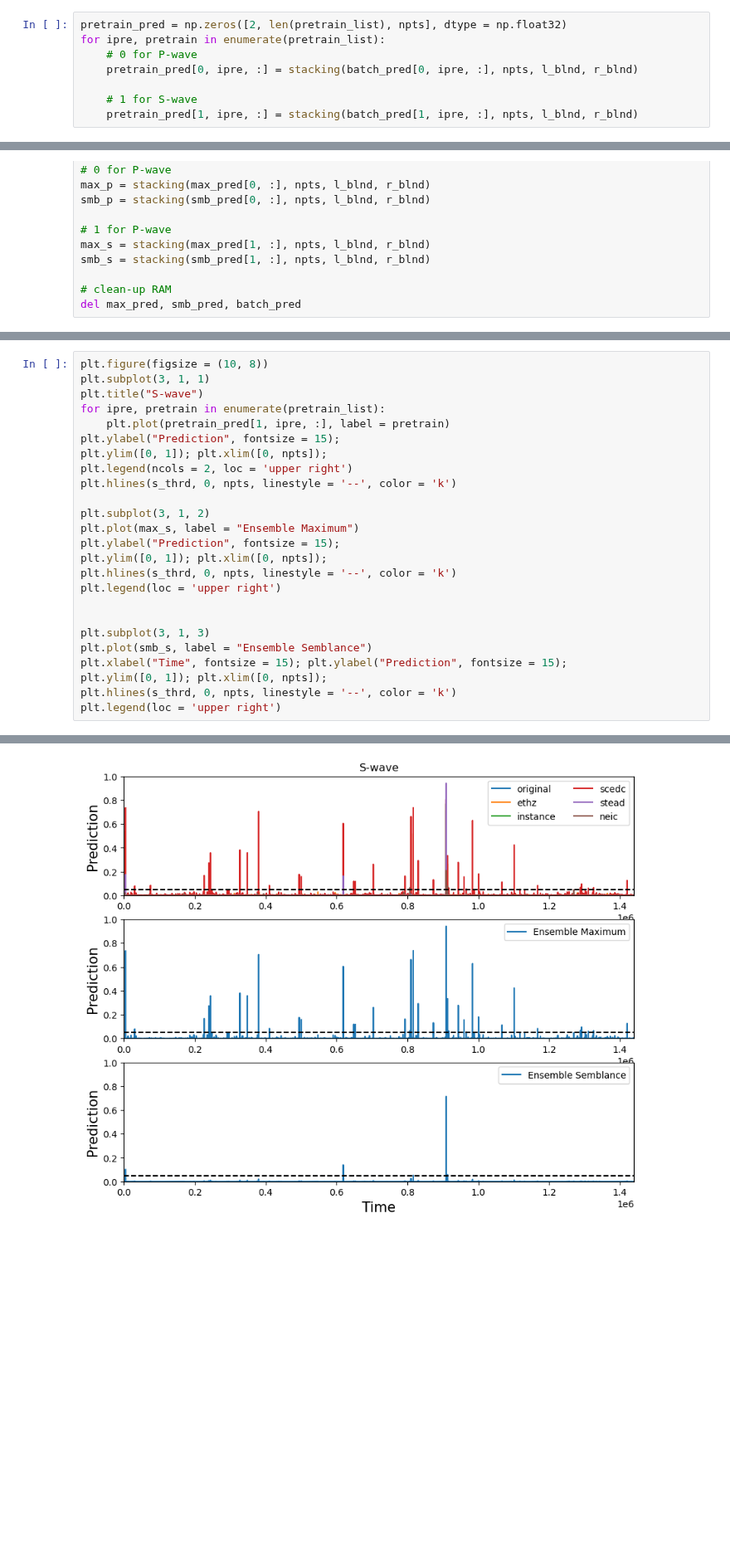
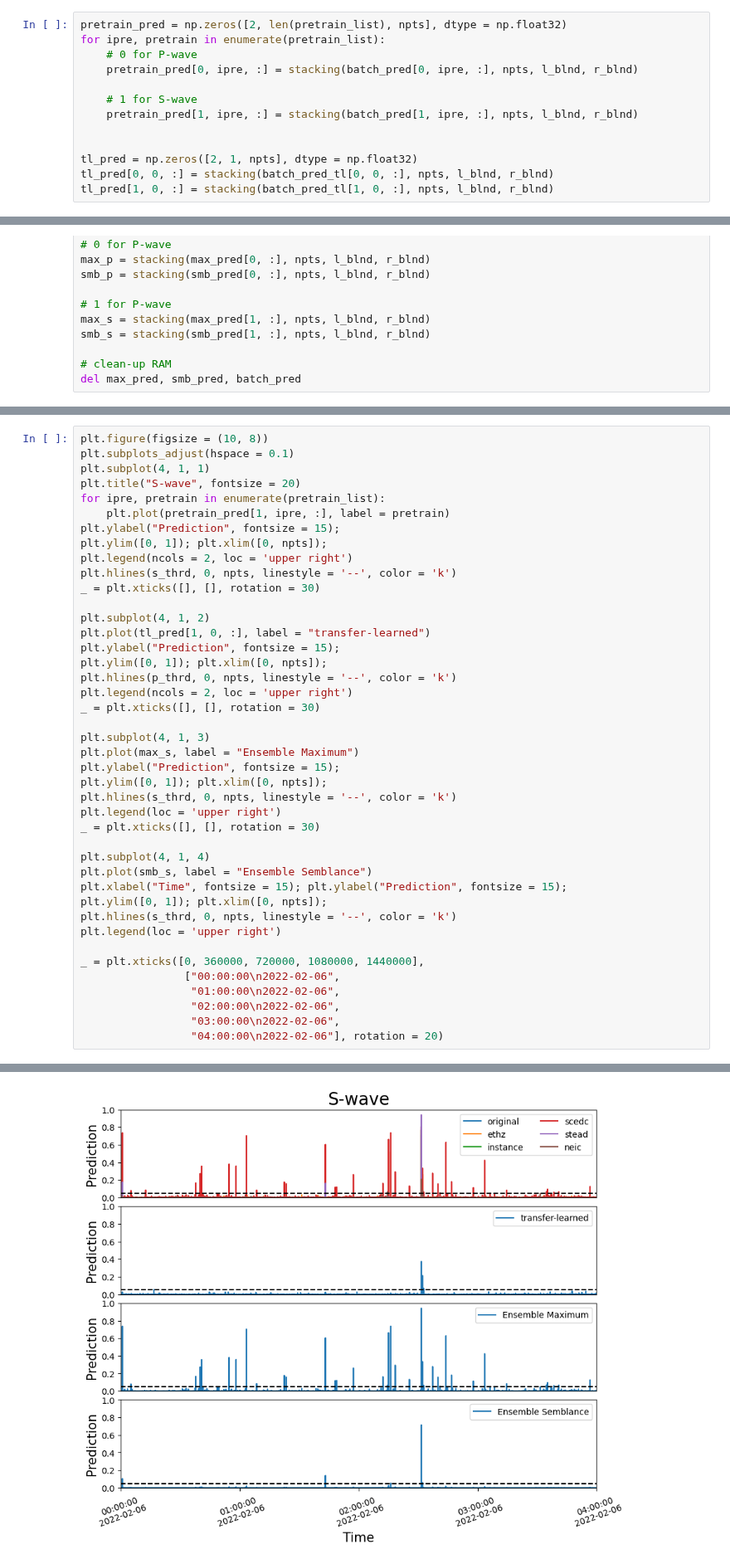
Before and after one commit to congcy/ELEP, a Jupyter notebook: docs/tutorials/example_BB_continuous_data_PB_B204.ipynb, the cells around one changed output, grey strips where cells are left out. Shown at 83% size. Drawn from its saved outputs; the diff is of its cells as text; blank space fills up the shorter version.

```diff
--- a/docs/tutorials/example_BB_continuous_data_PB_B204.ipynb
+++ b/docs/tutorials/example_BB_continuous_data_PB_B204.ipynb
@@ -268,4 +306,9 @@ for ipre, pretrain in enumerate(pretrain_list):
 
     # 1 for S-wave
     pretrain_pred[1, ipre, :] = stacking(batch_pred[1, ipre, :], npts, l_blnd, r_blnd)
+
+
+tl_pred = np.zeros([2, 1, npts], dtype = np.float32)
+tl_pred[0, 0, :] = stacking(batch_pred_tl[0, 0, :], npts, l_blnd, r_blnd)
+tl_pred[1, 0, :] = stacking(batch_pred_tl[1, 0, :], npts, l_blnd, r_blnd)
 # %%
@@ -342,26 +409,43 @@ plt.legend(loc = 'upper right')
 # %%
 plt.figure(figsize = (10, 8))
-plt.subplot(3, 1, 1)
-plt.title("S-wave")
+plt.subplots_adjust(hspace = 0.1)
+plt.subplot(4, 1, 1)
+plt.title("S-wave", fontsize = 20)
 for ipre, pretrain in enumerate(pretrain_list):
     plt.plot(pretrain_pred[1, ipre, :], label = pretrain)
 plt.ylabel("Prediction", fontsize = 15);
 plt.ylim([0, 1]); plt.xlim([0, npts]);
 plt.legend(ncols = 2, loc = 'upper right')
 plt.hlines(s_thrd, 0, npts, linestyle = '--', color = 'k')
+_ = plt.xticks([], [], rotation = 30)
 
-plt.subplot(3, 1, 2)
+plt.subplot(4, 1, 2)
+plt.plot(tl_pred[1, 0, :], label = "transfer-learned")
+plt.ylabel("Prediction", fontsize = 15);
+plt.ylim([0, 1]); plt.xlim([0, npts]);
+plt.hlines(p_thrd, 0, npts, linestyle = '--', color = 'k')
+plt.legend(ncols = 2, loc = 'upper right')
+_ = plt.xticks([], [], rotation = 30)
+
+plt.subplot(4, 1, 3)
 plt.plot(max_s, label = "Ensemble Maximum")
 plt.ylabel("Prediction", fontsize = 15);
 plt.ylim([0, 1]); plt.xlim([0, npts]);
 plt.hlines(s_thrd, 0, npts, linestyle = '--', color = 'k')
 plt.legend(loc = 'upper right')
+_ = plt.xticks([], [], rotation = 30)
 
-
-plt.subplot(3, 1, 3)
+plt.subplot(4, 1, 4)
 plt.plot(smb_s, label = "Ensemble Semblance")
 plt.xlabel("Time", fontsize = 15); plt.ylabel("Prediction", fontsize = 15);
 plt.ylim([0, 1]); plt.xlim([0, npts]);
 plt.hlines(s_thrd, 0, npts, linestyle = '--', color = 'k')
 plt.legend(loc = 'upper right')
+
+_ = plt.xticks([0, 360000, 720000, 1080000, 1440000],
+                ["00:00:00\n2022-02-06",
+                 "01:00:00\n2022-02-06",
+                 "02:00:00\n2022-02-06",
+                 "03:00:00\n2022-02-06",
+                 "04:00:00\n2022-02-06"], rotation = 20)
 # %% [output]
@@ -369,4 +452,4 @@ plt.legend(loc = 'upper right')
-[figure, old version]
+[figure, new version]
 # %% [markdown]
 ## 5 picking v.s. catalog
 # %%
```
Also changed, not shown: parts of 7 cells of this notebook.
